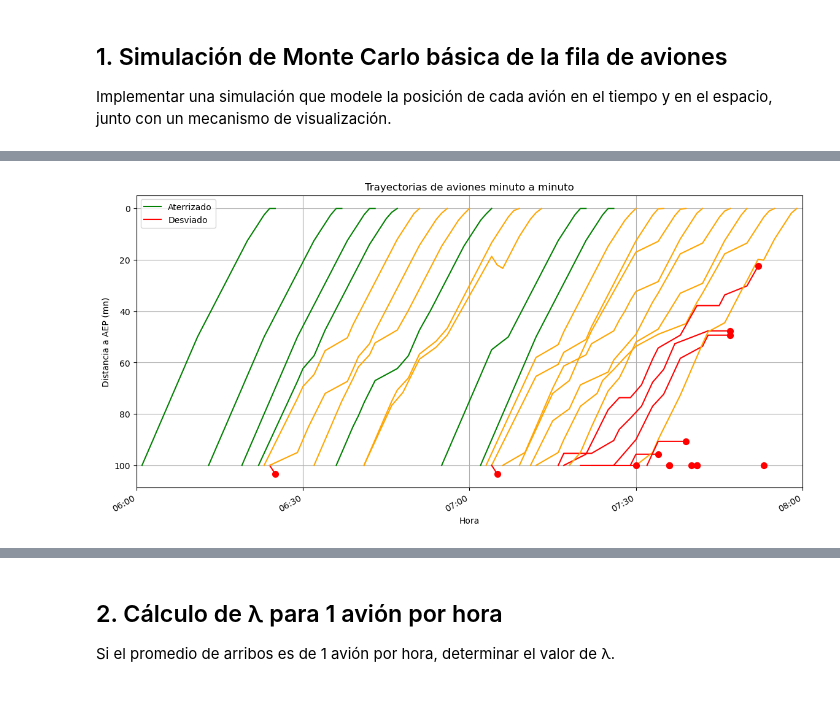
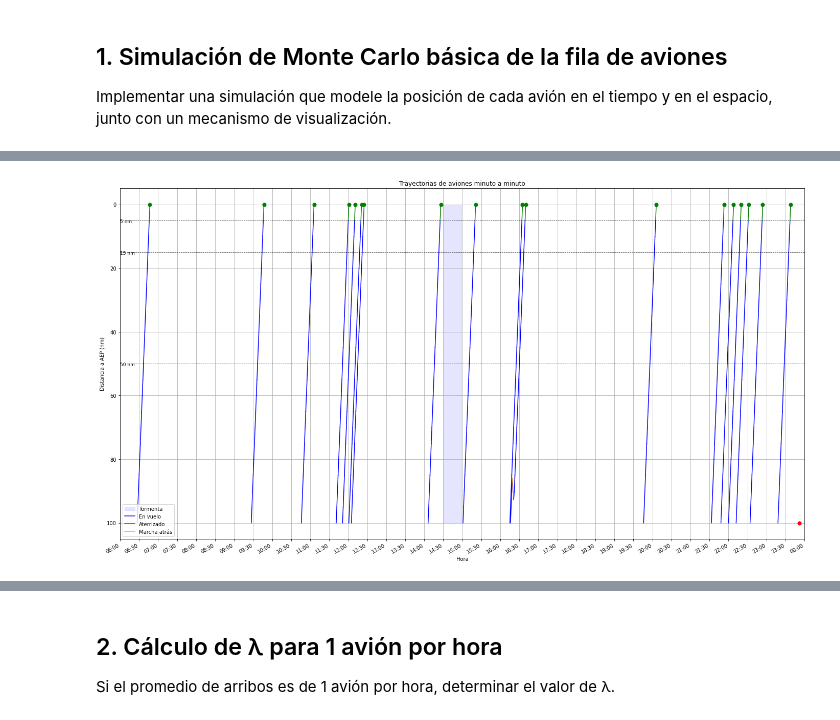
Before and after one commit to ezemaut/ACN-tp1, a Jupyter notebook: tp1.ipynb, the cells around one changed output, grey strips where cells are left out. Saved outputs shown, nothing was run; the diff lists cells and outputs as text; code cells hidden in the pictures.

```diff
--- a/tp1.ipynb
+++ b/tp1.ipynb
@@ -20,18 +20,7 @@ En esta sección se definen:
 - Una función principal `simular(...)` que permita correr la simulación variando λ y otras condiciones.
 De este modo, el resto de las secciones solo necesitan llamar a estas funciones.
 # %%
-# ==========================
-# Simulación AEP — versión corregida y modular
-# ==========================
-import numpy as np
-import random
-
-# --------------------------
-# Parámetros globales (unidades: distancia en mn, velocidad en nudos, tiempo en minutos)
-# --------------------------
-DISTANCIA_INICIAL = 100.0    # mn desde donde aparece el avión
-VEL_MARCHA_ATRAS = 200.0     # nudos (velocidad absoluta de marcha atrás)
-GAP_MIN = 4.0                # minutos (mínimo aceptable)
-GAP_BUFFER = 5.0             # minutos (objetivo para buffer)
-GAP_REINSERCION = 10.0       # minutos (gap mínimo para volver a entrar)
-DT = 1                       # paso de simulación en minutos
+from Depenedencias import (Avion,Fila, random, np,
+                           DISTANCIA_INICIAL, VEL_MARCHA_ATRAS, GAP_MIN, GAP_BUFFER,GAP_REINSERCION,DT,
+                           generar_vuelos_poisson, crear_aviones, inicializar_resultados, debug_avion, filtrar_aviones_a_tiempo, avanzar_aviones_un_minuto, cerrar_AEP, Horario_Tormenta,
+                           visualizar_trayectorias_horas, visualizar_estados_en_rango)
@@ -528,0 +85,16 @@ def visualizar_trayectorias_horas(resultados, n=None, hora_final = 24):
+# %%
+# ==========================
+# Registrar resultados finales
+# ==========================
+def registrar_resultados(aviones, resultados):
+    """
+    Guarda el historial final de cada avión en el diccionario de resultados.
+    """
+    for avion in aviones:
+        resultados["trayectorias"][avion.num] = {
+            "arribo_radar": avion.tiempo_radar,
+            "posiciones": [h.copy() for h in avion.historial_posiciones],  # lista de dicts
+            "desviado": avion.estado == "desviado",
+            "aterrizado": avion.estado == "aterrizado",
+            "marcha_at": sum(1 for h in avion.historial_posiciones if h["estado"] == "marcha_atras")
+        }
@@ -532,11 +160,9 @@ def visualizar_trayectorias_horas(resultados, n=None, hora_final = 24):
 
 Implementar una simulación que modele la posición de cada avión en el tiempo y en el espacio, junto con un mecanismo de visualización.
 # %%
-timepo = 2
-res, avs = simular_aeropuerto(lambda_hora=15, duracion_horas=timepo, seed=42)
+timepo = 18
+res, avs = simular_aeropuerto(lambda_hora=1, duracion_horas=timepo, seed=42)
 print("Atterrizados:", res["aterrizados"])
 print("Desviados:", res["desviados"])
 print("Episodios de congestión (aprox):", res["congestion"])
-
-print(res['trayectorias'][5])
 # %% [output]
@@ -560,4 +172,4 @@ Episodios de congestión (aprox): 269
 # %%
-visualizar_trayectorias_horas(res, hora_final=timepo)
+visualizar_trayectorias_horas(res, hora_final=timepo, tormenta=1)
 # %% [output]
-[figure, old version]
+[figure, new version]
```
Also changed, not shown: parts of 8 cells of this notebook, 2 other files.
